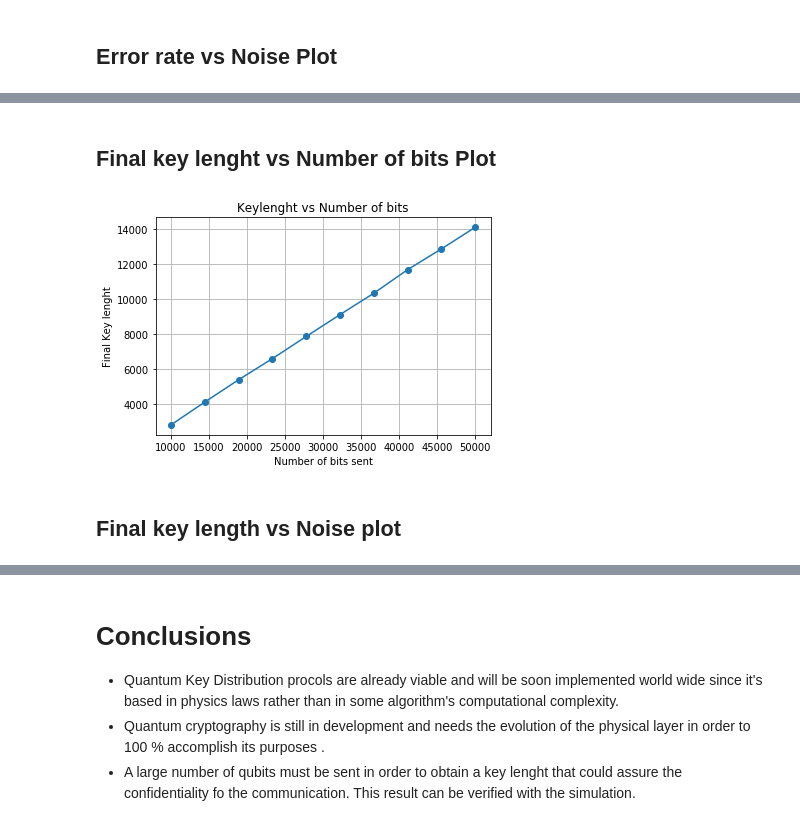
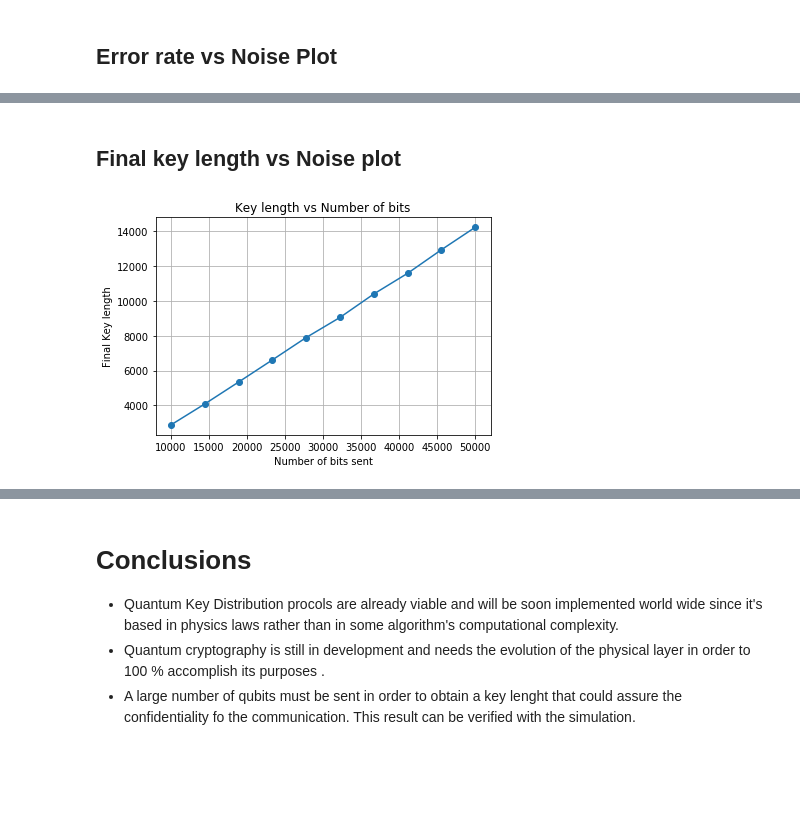
Before and after one commit to lpceronm/QKD, a Jupyter notebook: Quantum_Key_Distribution.ipynb, the cells around one changed output, grey strips where cells are left out. Cells and saved outputs as stored; diff of their text form; code cells hidden in the pictures; blank space fills up the shorter version.

```diff
--- a/Quantum_Key_Distribution.ipynb
+++ b/Quantum_Key_Distribution.ipynb
@@ -491,30 +503,28 @@ plt.show()
-# %% [markdown]
-## Final key lenght vs Number of bits Plot
-# %%
-
-bitsSize = np.linspace(10000,50000,10)
-keysLenght = []
-for s in bitsSize:
-  a = Alice()
-  b = Bob()
-
-  qbits = a.genQbits(int(s))
-  p = density(qbits)
-  t = transmission(p,q)
-  b.measureQbits(t)
-  compared = a.compareBasis(b.usedBasis)
-  b.siftedKey(compared)
-  index1,bits = a.errorCheck()
-  res= b.errorCheck(index1,bits)
-  keysLenght.append(len(b.siftedKey))
-
-plt.plot(bitsSize,keysLenght,'o-')
-plt.xlabel('Number of bits sent')
-plt.ylabel('Final Key lenght')
-plt.title('Keylenght vs Number of bits')
-plt.grid(True)
-plt.show()
-# %% [output]
-[figure, removed]
 # %% [markdown]
 ## Final key length vs Noise plot
+# %%
+
+bitsSize = np.linspace(10000,50000,10)
+keyslength = []
+for s in bitsSize:
+  a = Alice()
+  b = Bob()
+
+  qbits = a.genQbits(int(s))
+  p = density(qbits)
+  t = transmission(p,q)
+  b.measureQbits(t)
+  compared = a.compareBasis(b.usedBasis)
+  b.siftedKey(compared)
+  index1,bits = a.errorCheck()
+  res= b.errorCheck(index1,bits)
+  keyslength.append(len(b.siftedKey))
+
+plt.plot(bitsSize,keyslength,'o-')
+plt.xlabel('Number of bits sent')
+plt.ylabel('Final Key length')
+plt.title('Key length vs Number of bits')
+plt.grid(True)
+plt.show()
+# %% [output]
+[figure, added]
```
Also changed, not shown: parts of 11 cells of this notebook.
